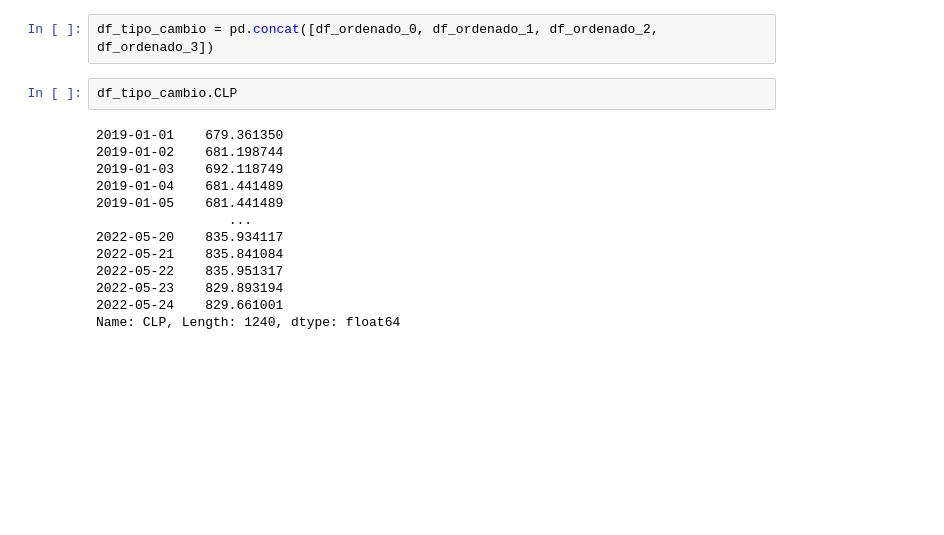
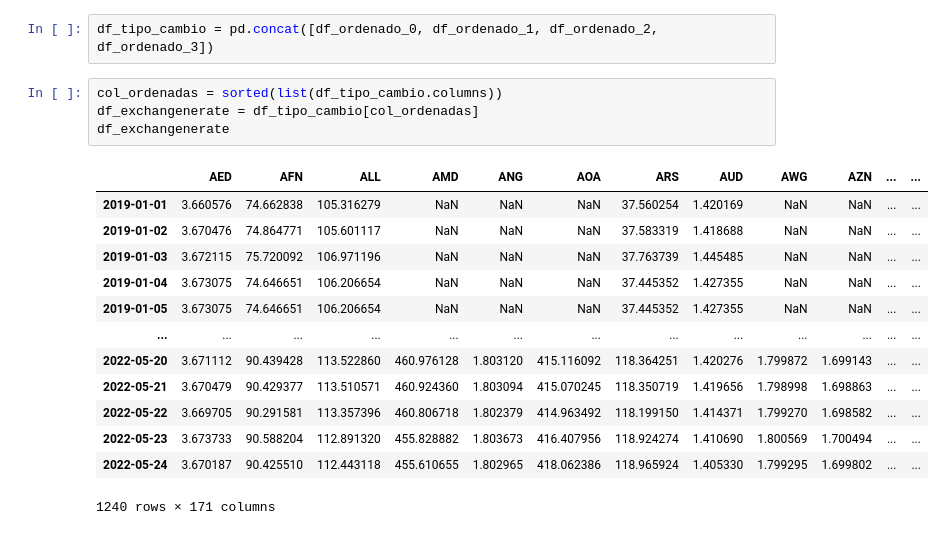
Before and after one commit to fezunig1/Proyecto-2-API, a Jupyter notebook: TipoCambio.ipynb, the cells around one changed output. Drawn from its saved outputs; the diff is of its cells as text; blank space fills up the shorter version.

```diff
--- a/TipoCambio.ipynb
+++ b/TipoCambio.ipynb
@@ -217,18 +203,21 @@ df_ordenado_0
 # %%
 df_tipo_cambio = pd.concat([df_ordenado_0, df_ordenado_1, df_ordenado_2, df_ordenado_3])
 # %%
-df_tipo_cambio.CLP
+col_ordenadas = sorted(list(df_tipo_cambio.columns))
+df_exchangenerate = df_tipo_cambio[col_ordenadas]
+df_exchangenerate
 # %% [output]
+|  | AED | AFN | ALL | AMD | ANG | AOA | ARS | AUD | AWG | AZN | ... | ... |
+| 2019-01-01 | 3.660576 | 74.662838 | 105.316279 | NaN | NaN | NaN | 37.560254 | 1.420169 | NaN | NaN | ... | ... |
+| 2019-01-02 | 3.670476 | 74.864771 | 105.601117 | NaN | NaN | NaN | 37.583319 | 1.418688 | NaN | NaN | ... | ... |
+| 2019-01-03 | 3.672115 | 75.720092 | 106.971196 | NaN | NaN | NaN | 37.763739 | 1.445485 | NaN | NaN | ... | ... |
+| 2019-01-04 | 3.673075 | 74.646651 | 106.206654 | NaN | NaN | NaN | 37.445352 | 1.427355 | NaN | NaN | ... | ... |
+| 2019-01-05 | 3.673075 | 74.646651 | 106.206654 | NaN | NaN | NaN | 37.445352 | 1.427355 | NaN | NaN | ... | ... |
+| ... | ... | ... | ... | ... | ... | ... | ... | ... | ... | ... | ... | ... |
+| 2022-05-20 | 3.671112 | 90.439428 | 113.522860 | 460.976128 | 1.803120 | 415.116092 | 118.364251 | 1.420276 | 1.799872 | 1.699143 | ... | ... |
+| 2022-05-21 | 3.670479 | 90.429377 | 113.510571 | 460.924360 | 1.803094 | 415.070245 | 118.350719 | 1.419656 | 1.798998 | 1.698863 | ... | ... |
+| 2022-05-22 | 3.669705 | 90.291581 | 113.357396 | 460.806718 | 1.802379 | 414.963492 | 118.199150 | 1.414371 | 1.799270 | 1.698582 | ... | ... |
+| 2022-05-23 | 3.673733 | 90.588204 | 112.891320 | 455.828882 | 1.803673 | 416.407956 | 118.924274 | 1.410690 | 1.800569 | 1.700494 | ... | ... |
+| 2022-05-24 | 3.670187 | 90.425510 | 112.443118 | 455.610655 | 1.802965 | 418.062386 | 118.965924 | 1.405330 | 1.799295 | 1.699802 | ... | ... |
-2019-01-01    679.361350
-2019-01-02    681.198744
-2019-01-03    692.118749
-2019-01-04    681.441489
-2019-01-05    681.441489
-                 ...
-2022-05-20    835.934117
-2022-05-21    835.841084
-2022-05-22    835.951317
-2022-05-23    829.893194
-2022-05-24    829.661001
-Name: CLP, Length: 1240, dtype: float64
+1240 rows × 171 columns
 # %%
```
Also changed, not shown: parts of 5 cells of this notebook.
